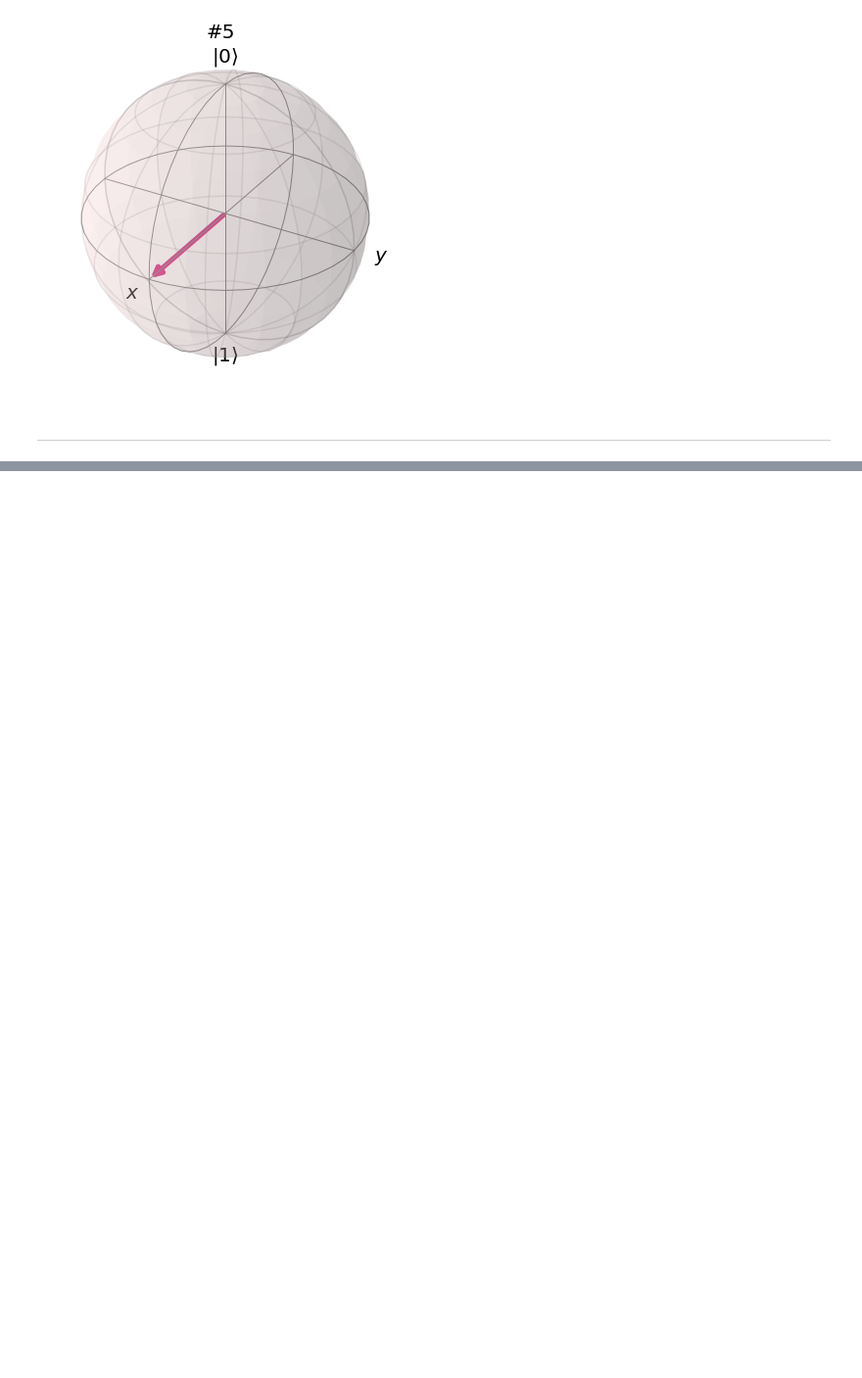
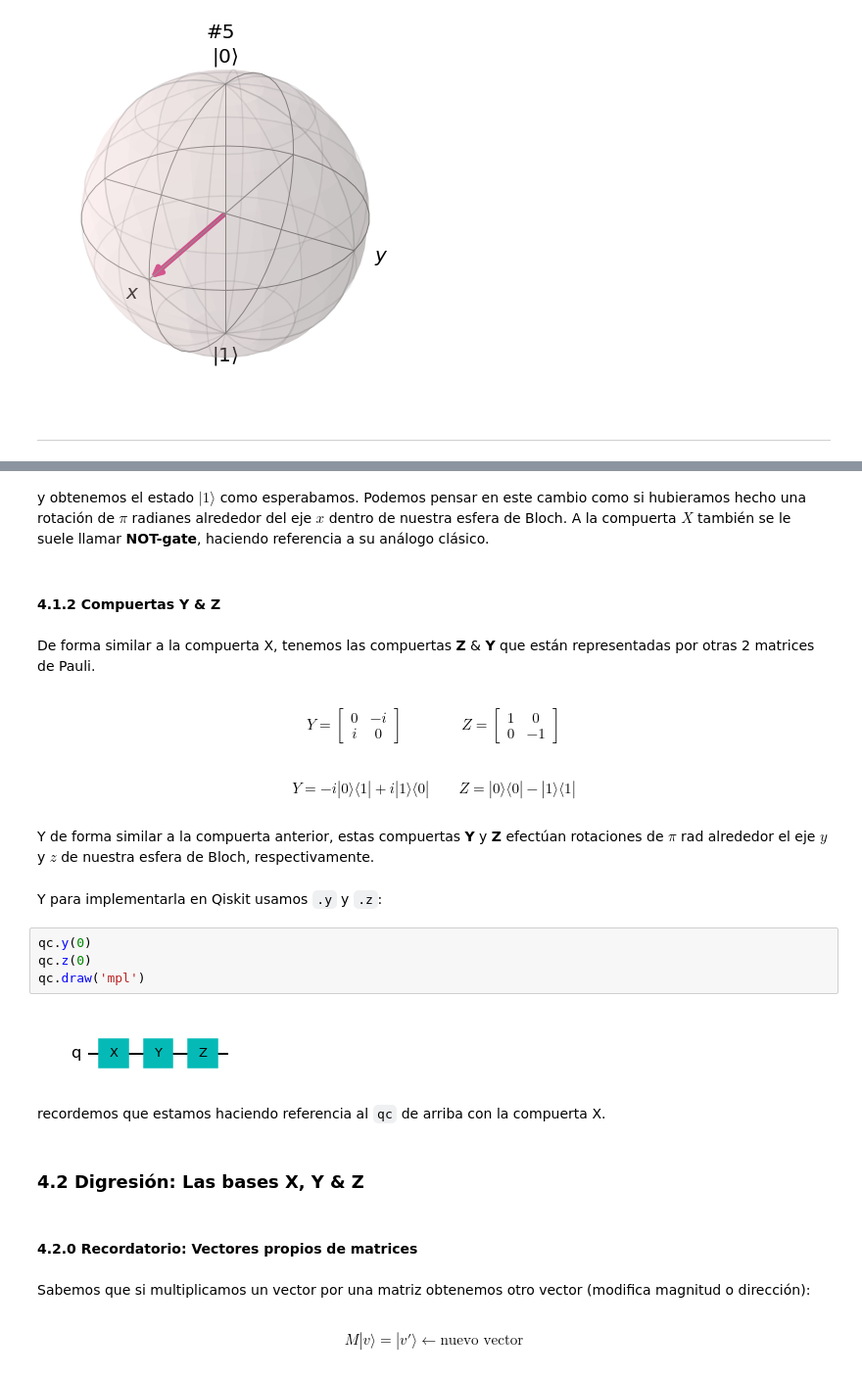
Before and after one commit to abdielgv162/Quantum_Computing, a Jupyter notebook: Qiskit_Notebook/1_EstadosCuanticos_y_Qubits.ipynb, the cells around one changed output, grey strips where cells are left out. Shown: that part at 98% size. Drawn from its saved outputs; the diff is of its cells as text; blank space fills up the shorter version.

Commit message:
llegando a Bases xyz

```diff
--- a/Qiskit_Notebook/1_EstadosCuanticos_y_Qubits.ipynb
+++ b/Qiskit_Notebook/1_EstadosCuanticos_y_Qubits.ipynb
@@ -1042,0 +1130,30 @@ The M attribute was deprecated in Matplotlib 3.4 and will be removed two minor r
+# %% [markdown]
+y obtenemos el estado $|1\rangle$ como esperabamos. Podemos pensar en este cambio como si hubieramos hecho una rotación de $\pi$ radianes alrededor del eje $x$ dentro de nuestra esfera de Bloch. A la compuerta $X$ también se le suele llamar **NOT-gate**, haciendo referencia a su análogo clásico.
+# %% [markdown]
+#### 4.1.2 Compuertas Y & Z
+# %% [markdown]
+De forma similar a la compuerta X, tenemos las compuertas **Z** & **Y** que están representadas por otras 2 matrices de Pauli.
+# %% [markdown]
+$$Y = \begin{bmatrix} 0 & -i \\ i & 0 \end{bmatrix} \quad\quad\quad\quad Z = \begin{bmatrix} 1 & 0 \\ 0 & -1 \end{bmatrix}$$
+# %% [markdown]
+$$Y = -i|0\rangle\langle1| + i|1\rangle\langle0| \quad\quad Z = |0\rangle\langle0| - |1\rangle\langle1|$$
+# %% [markdown]
+Y de forma similar a la compuerta anterior, estas compuertas **Y** y **Z** efectúan rotaciones de $\pi$ rad alrededor el eje $y$ y $z$ de nuestra esfera de Bloch, respectivamente.
+# %% [markdown]
+Y para implementarla en Qiskit usamos `.y` y `.z`:
+# %%
+qc.y(0)
+qc.z(0)
+qc.draw('mpl')
+# %% [output]
+[figure, added]
+# %% [markdown]
+recordemos que estamos haciendo referencia al `qc` de arriba con la compuerta X.
+# %% [markdown]
+### 4.2 Digresión: Las bases X, Y & Z
+# %% [markdown]
+#### 4.2.0 Recordatorio: Vectores propios de matrices
+# %% [markdown]
+Sabemos que si multiplicamos un vector por una matriz obtenemos otro vector (modifica magnitud o dirección):
+# %% [markdown]
+$$M|v\rangle  = |v'\rangle \leftarrow \text{nuevo vector}$$
```
Also changed, not shown: parts of 36 cells of this notebook.
